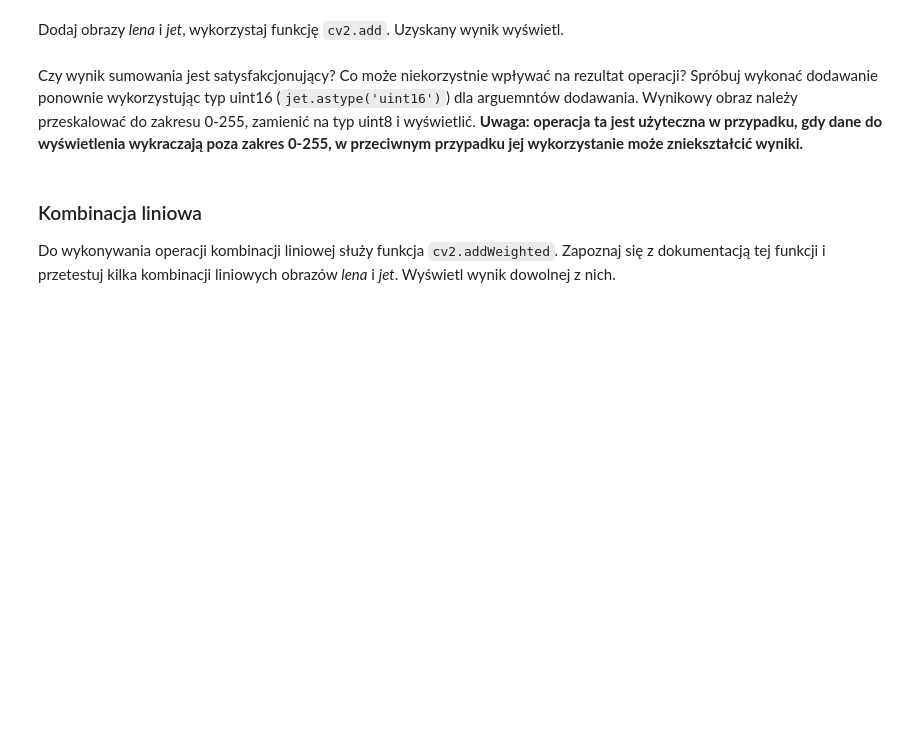
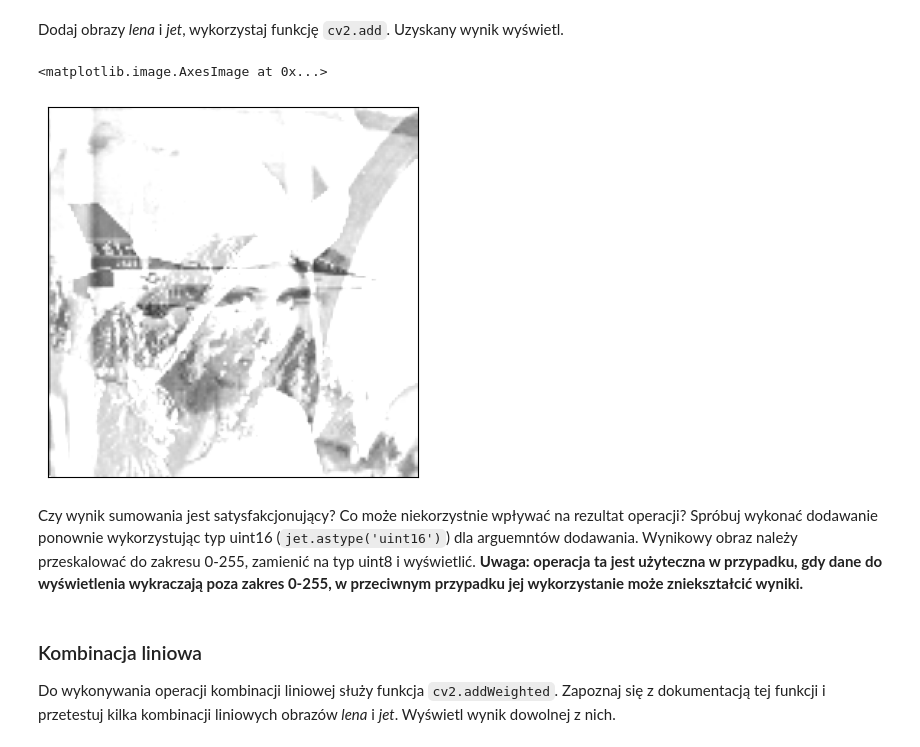
Before and after one commit to krudny/Image-processing, a Jupyter notebook: Lab2-point-operations/02_point_part1.ipynb, the cells around one changed output. Drawn from its saved outputs; the diff is of its cells as text; code cells hidden in the pictures; blank space fills up the shorter version.

```diff
--- a/Lab2-point-operations/02_point_part1.ipynb
+++ b/Lab2-point-operations/02_point_part1.ipynb
@@ -149,6 +163,15 @@ Wczytaj dwa obrazy _lena.bmp_ i _jet.bmp_ i wyświetl je.
 # %% [markdown]
 Dodaj obrazy _lena_ i _jet_, wykorzystaj funkcję `cv2.add`.
 Uzyskany wynik wyświetl.
+# %%
+added = cv2.add(lena, plane)
+
+plt.xticks([])
+plt.yticks([])
+plt.imshow(added)
+# %% [output]
+<matplotlib.image.AxesImage at 0x...>
+[figure, added]
 # %% [markdown]
 Czy wynik sumowania jest satysfakcjonujący?
 Co może niekorzystnie wpływać na rezultat operacji?
```
Also changed, not shown: parts of 1 cell of this notebook.
